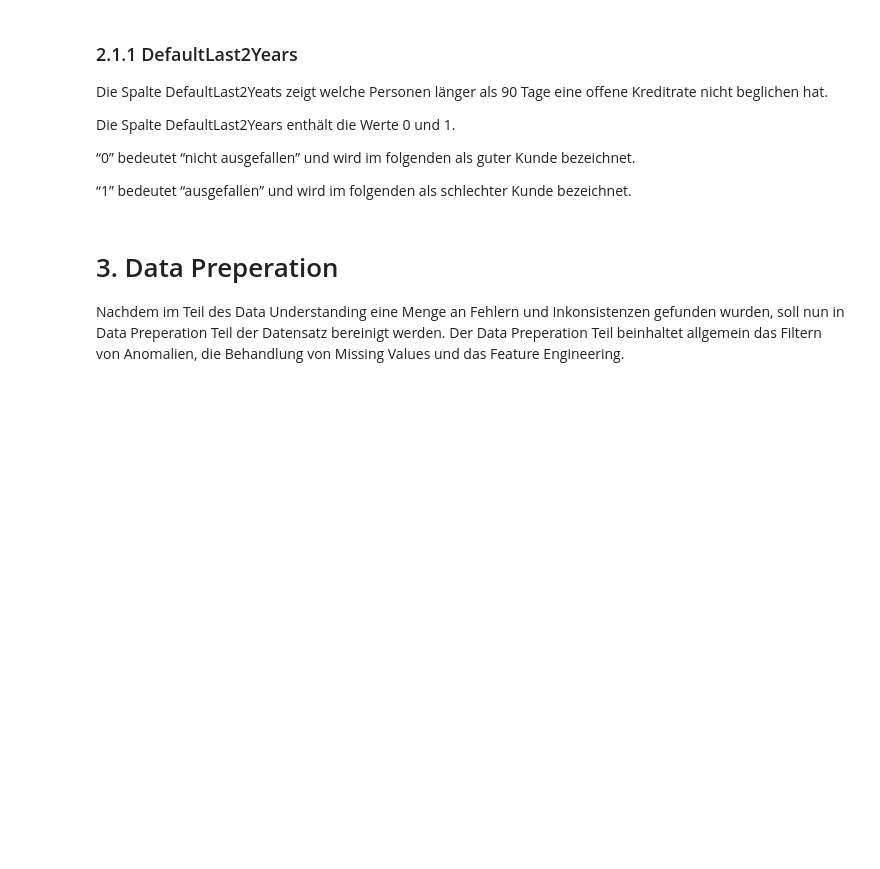
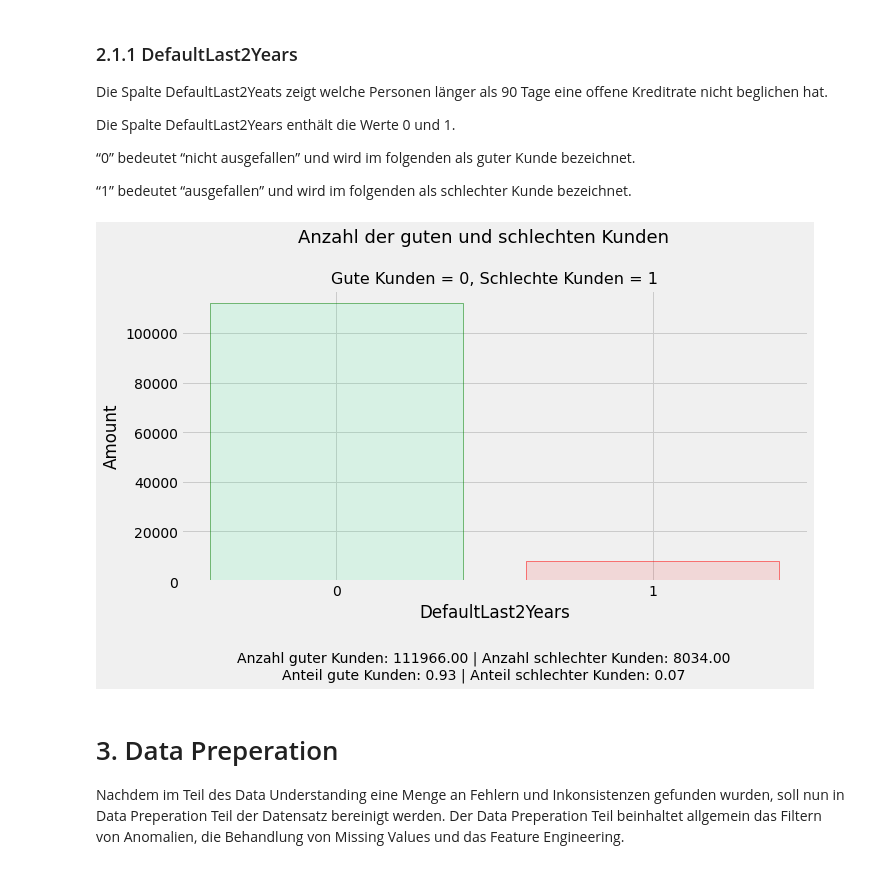
Before and after one commit to DamienShahan/Klassifikationsverfahren-in-Python, a Jupyter notebook: main.ipynb, the cells around one changed output. Drawn from its saved outputs; the diff is of its cells as text; code cells hidden in the pictures; blank space fills up the shorter version.

```diff
--- a/main.ipynb
+++ b/main.ipynb
@@ -160,6 +178,51 @@ Die Spalte DefaultLast2Years enthält die Werte 0 und 1.
 “0” bedeutet “nicht ausgefallen” und wird im folgenden als guter Kunde bezeichnet.
 
 “1” bedeutet “ausgefallen” und wird im folgenden als schlechter Kunde bezeichnet.
+# %%
+#Anzahl gute Kunden
+anzGK = len(df[df.DefaultLast2Years == 0])
+
+#Anzahl schlechter Kunden
+anzSK = len(df[df.DefaultLast2Years == 1])
+
+#Anteil gute Kunden
+antGK = len(df[df.DefaultLast2Years == 0])/len(df)
+
+#Anteil schlechter Kunden
+antSK = len(df[df.DefaultLast2Years == 1])/len(df)
+# %%
+# Bar chart zur Verteilung von guten und schlechten Kunden plotten
+fig1, ax1 = plt.subplots(figsize=(10,5))
+
+title_string = "Anzahl der guten und schlechten Kunden"
+subtitle_string = "Gute Kunden = 0, Schlechte Kunden = 1"
+plt.suptitle(title_string, y=1.05, fontsize=18)
+plt.title(subtitle_string, fontsize=16)
+
+plt.ylabel('Amount')
+plt.xlabel('DefaultLast2Years')
+
+plt.bar(np.arange(len(list(df.DefaultLast2Years.value_counts().index))), df.DefaultLast2Years.value_counts(),
+        color=[(0, 1, 0.5, 0.1), (1, 0, 0, 0.1)], edgecolor=['green', 'red']
+        )
+ax1.set_xticks(np.arange(len(list(df.DefaultLast2Years.value_counts().index))))
+ax1.set_xticklabels(list(df.DefaultLast2Years.value_counts().index))
+
+annotation_string = "Anzahl guter Kunden: %.2f" % (anzGK)
+annotation_string += " | "
+annotation_string += "Anzahl schlechter Kunden: %.2f" % (anzSK)
+annotation_string += "\n"
+annotation_string += "Anteil gute Kunden: %.2f" % (antGK)
+annotation_string += " | "
+annotation_string += "Anteil schlechter Kunden: %.2f" % (antSK)
+
+fig1.text(.5, -.2, annotation_string, ha='center')
+
+#plt.annotate(annotation_string , xy=(0, 50))
+
+plt.show()
+# %% [output]
+[figure, added]
 # %% [markdown]
 # 3. Data Preperation
 Nachdem im Teil des Data Understanding eine Menge an Fehlern und Inkonsistenzen gefunden wurden, soll nun in Data Preperation Teil der Datensatz bereinigt werden. Der Data Preperation Teil beinhaltet allgemein das Filtern von Anomalien, die Behandlung von Missing Values und das Feature Engineering.
```
Also changed, not shown: parts of 2 cells of this notebook.
